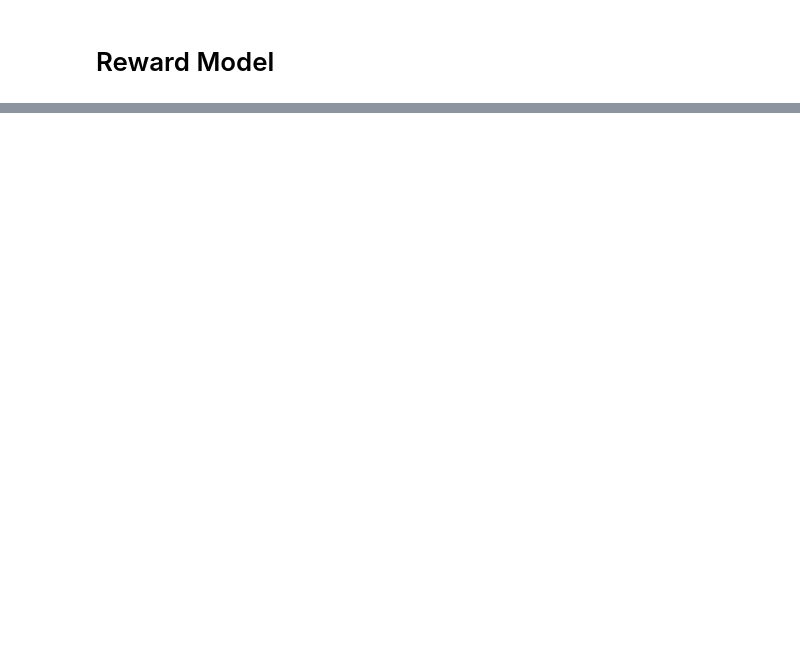
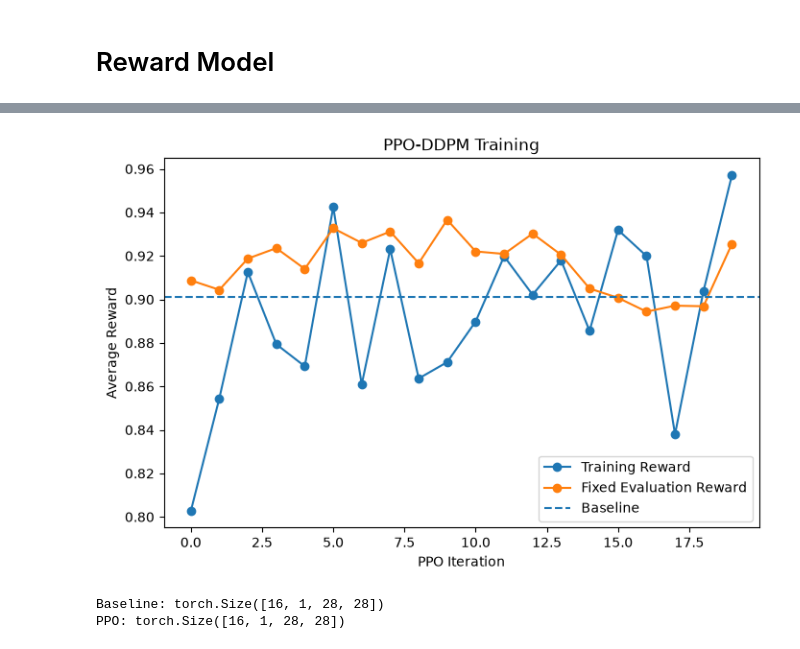
Before and after one commit to leessanghu/DDPM-with-PPO--MNIST, a Jupyter notebook: DDPM.ipynb, the cells around one changed output, grey strips where cells are left out. Cells and saved outputs as stored; diff of their text form; code cells hidden in the pictures; blank space fills up the shorter version.

```diff
--- a/DDPM.ipynb
+++ b/DDPM.ipynb
@@ -1053,0 +1716,18 @@ Average : tensor(0.8865, device='mps:0')
+# %%
+@torch.no_grad()
+def evaluate_model(model, eval_noise):
+    samples = sample_ddpm(model, eval_noise)
+    rewards, classes = get_reward(samples)
+
+    return (
+        rewards.mean().item(),
+        rewards.std().item(),
+        classes
+    )
+# %%
+baseline_eval_reward, baseline_eval_std, _ = evaluate_model(
+    model,
+    eval_noise
+)
+
+print("Baseline:", baseline_eval_reward)
@@ -1053,0 +1827,52 @@ Average : tensor(0.8865, device='mps:0')
+# %%
+plt.figure(figsize=(8, 5))
+
+plt.plot(
+    train_reward_history,
+    label="Training Reward",
+    marker="o"
+)
+
+plt.plot(
+    eval_reward_history,
+    label="Fixed Evaluation Reward",
+    marker="o"
+)
+
+plt.axhline(
+    baseline_eval_reward,
+    linestyle="--",
+    label="Baseline"
+)
+
+plt.xlabel("PPO Iteration")
+plt.ylabel("Average Reward")
+plt.title("PPO-DDPM Training")
+plt.legend()
+
+plt.show()
+# %% [output]
+[figure, added]
+# %%
+# 처음 저장해둔 동일한 initial noise 불러오기
+initial_noise = torch.load(
+    "initial_noise.pt"
+).to(device)
+
+# Baseline
+baseline_images = sample_ddpm(
+    model,
+    initial_noise
+)
+
+# 현재 PPO 모델
+ppo_images = sample_ddpm(
+    ppo_model,
+    initial_noise
+)
+
+print("Baseline:", baseline_images.shape)
+print("PPO:", ppo_images.shape)
+# %% [output]
+Baseline: torch.Size([16, 1, 28, 28])
+PPO: torch.Size([16, 1, 28, 28])
```
Also changed, not shown: parts of 65 cells of this notebook.
